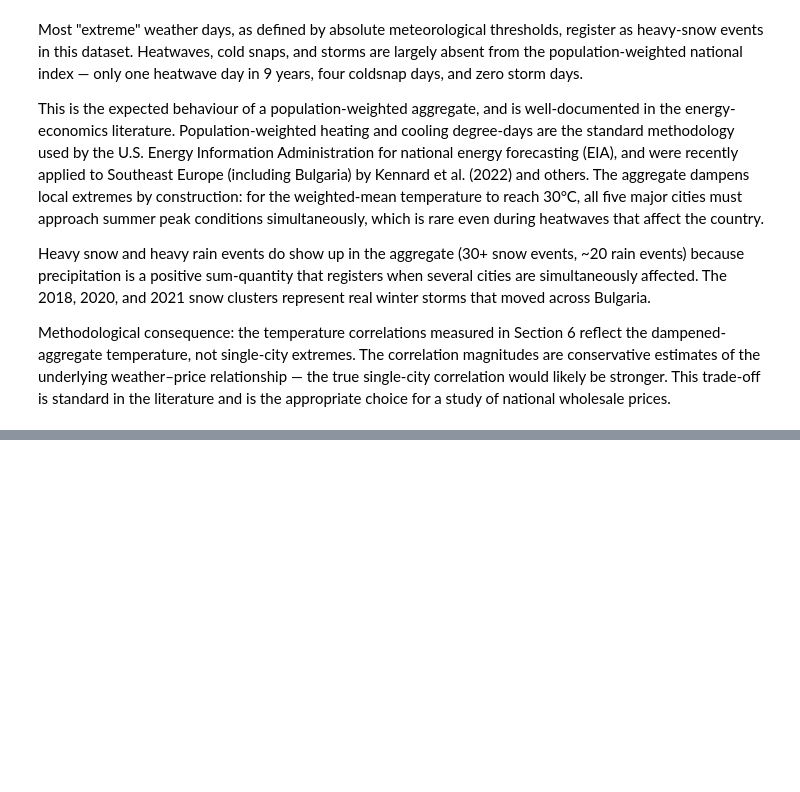
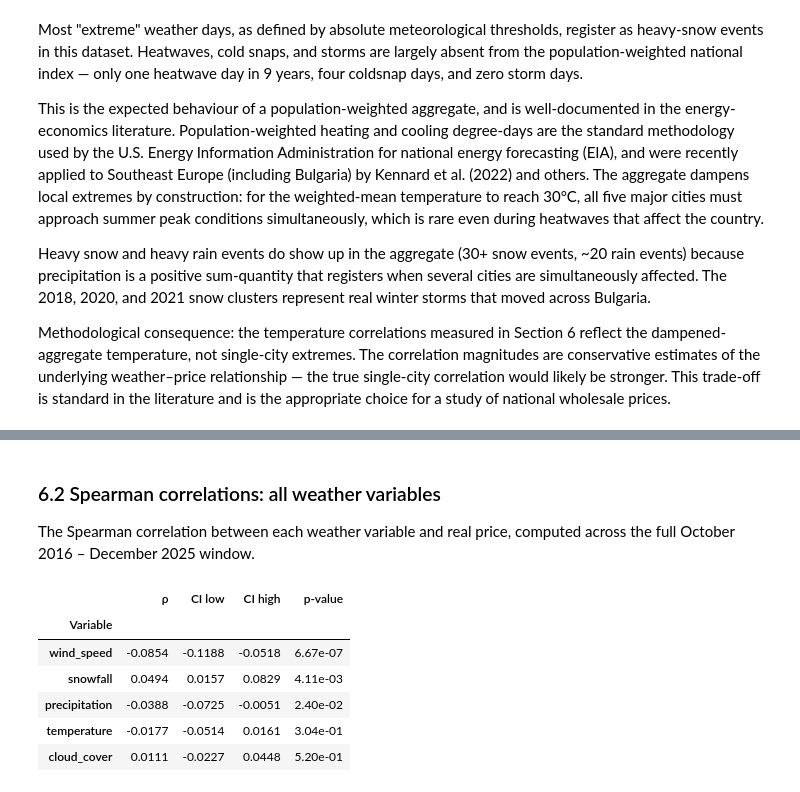
Before and after one commit to AdelinChaushev/Bulgarian-electricity-prices, a Jupyter notebook: BulgarianElectricityPrices.ipynb, the cells around one changed output, grey strips where cells are left out. Drawn from its saved outputs; the diff is of its cells as text; code cells hidden in the pictures; blank space fills up the shorter version.

```diff
--- a/BulgarianElectricityPrices.ipynb
+++ b/BulgarianElectricityPrices.ipynb
@@ -854,0 +943,36 @@ Methodological consequence: the temperature correlations measured in Section 6 r
+# %% [markdown]
+### 6.2 Spearman correlations: all weather variables
+
+The Spearman correlation between each weather variable and real price, computed across the full October 2016 – December 2025 window.
+# %%
+from scipy.stats import spearmanr
+import numpy as np
+
+weather_vars = ["temperature", "precipitation", "wind_speed", "cloud_cover", "snowfall"]
+n = len(prices)
+results = []
+
+for var in weather_vars:
+    rho, p = spearmanr(prices[var], prices["Real_Price"])
+    z = np.arctanh(rho)
+    se = 1 / np.sqrt(n - 3)
+    ci_low  = np.tanh(z - 1.96 * se)
+    ci_high = np.tanh(z + 1.96 * se)
+    results.append({
+        "Variable":   var,
+        "ρ":          round(rho, 4),
+        "CI low":     round(ci_low, 4),
+        "CI high":    round(ci_high, 4),
+        "p-value":    f"{p:.2e}",
+    })
+
+results_df = pd.DataFrame(results).set_index("Variable")
+results_df.sort_values("ρ", key=abs, ascending=False)
+# %% [output]
+|  | ρ | CI low | CI high | p-value |
+| Variable |  |  |  |  |
+| wind_speed | -0.0854 | -0.1188 | -0.0518 | 6.67e-07 |
+| snowfall | 0.0494 | 0.0157 | 0.0829 | 4.11e-03 |
+| precipitation | -0.0388 | -0.0725 | -0.0051 | 2.40e-02 |
+| temperature | -0.0177 | -0.0514 | 0.0161 | 3.04e-01 |
+| cloud_cover | 0.0111 | -0.0227 | 0.0448 | 5.20e-01 |
```
Also changed, not shown: parts of 11 cells of this notebook.
